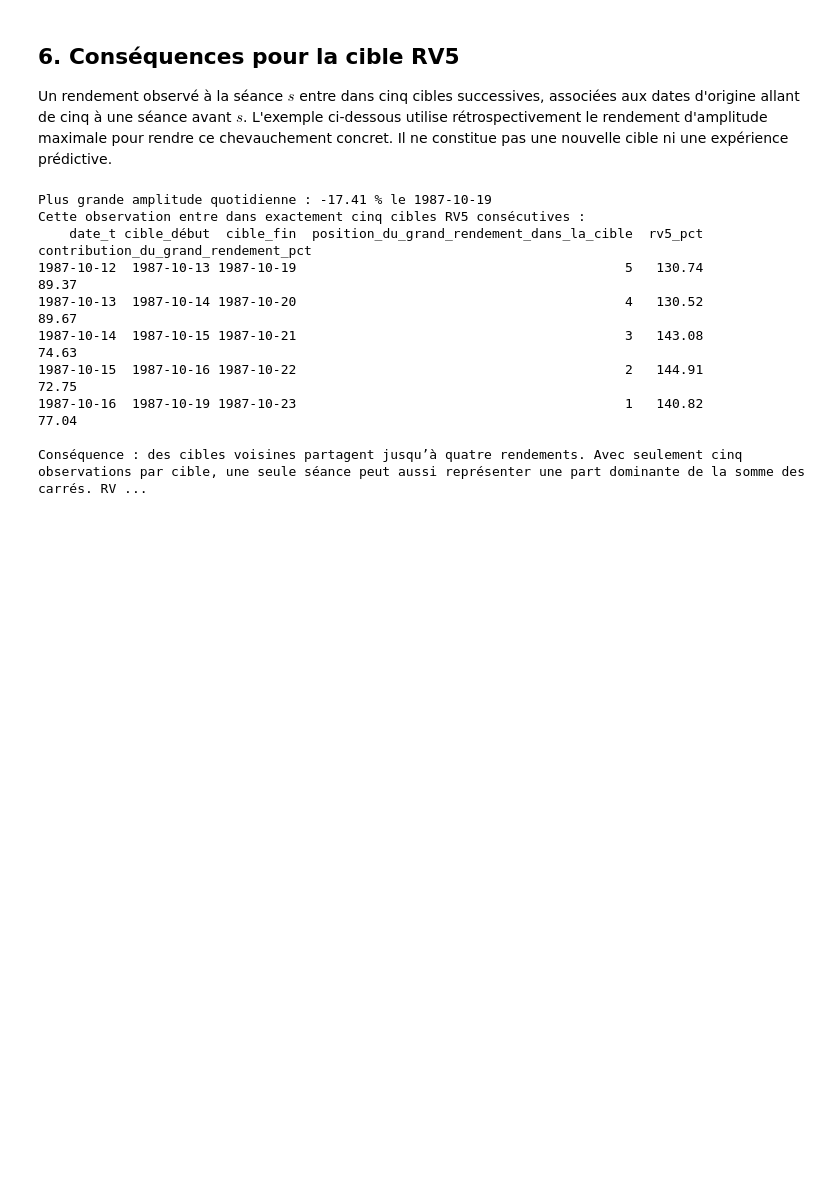
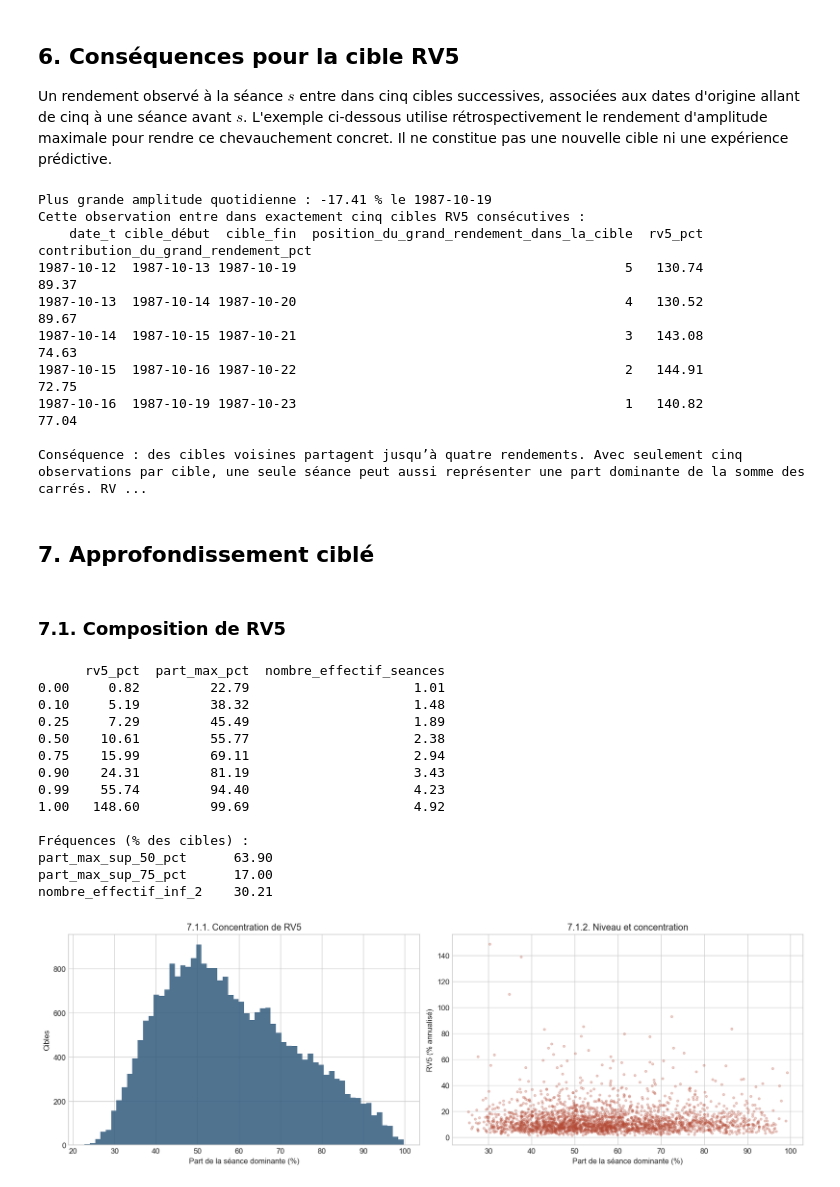
Before and after one commit to MOSSAWIII/ai-financial-risk-reliability, a Jupyter notebook: EDA/01_nature_donnees_fama_french.ipynb, the cells around one changed output. Drawn from its saved outputs; the diff is of its cells as text; code cells hidden in the pictures; blank space fills up the shorter version.

```diff
--- a/EDA/01_nature_donnees_fama_french.ipynb
+++ b/EDA/01_nature_donnees_fama_french.ipynb
@@ -372,3 +372,49 @@ Cette observation entre dans exactement cinq cibles RV5 consécutives :
 1987-10-16  1987-10-19 1987-10-23                                          1   140.82                                77.04
 
 Conséquence : des cibles voisines partagent jusqu’à quatre rendements. Avec seulement cinq observations par cible, une seule séance peut aussi représenter une part dominante de la somme des carrés. RV ...
+# %% [markdown]
+## 7. Approfondissement ciblé
+# %% [markdown]
+### 7.1. Composition de RV5
+# %%
+future_components = future_returns.pow(2)
+future_shares = future_components.div(future_energy, axis=0)
+rv5_composition = pd.DataFrame({
+    'rv5_pct': 100 * rv_5,
+    'part_max_pct': 100 * future_shares.max(axis=1),
+    'nombre_effectif_seances': 1 / future_shares.pow(2).sum(axis=1, min_count=HORIZON),
+}).dropna()
+
+composition_summary = rv5_composition.quantile([0, .10, .25, .50, .75, .90, .99, 1])
+dominance_rates = pd.Series({
+    'part_max_sup_50_pct': 100 * (rv5_composition['part_max_pct'] > 50).mean(),
+    'part_max_sup_75_pct': 100 * (rv5_composition['part_max_pct'] > 75).mean(),
+    'nombre_effectif_inf_2': 100 * (rv5_composition['nombre_effectif_seances'] < 2).mean(),
+})
+print(composition_summary.round(2).to_string())
+print('\nFréquences (% des cibles) :')
+print(dominance_rates.round(2).to_string())
+
+fig, axes = plt.subplots(1, 2, figsize=(14, 4.5), constrained_layout=True)
+axes[0].hist(rv5_composition['part_max_pct'], bins=60, color='#315b7d', alpha=.85)
+axes[0].set(title='7.1.1. Concentration de RV5', xlabel='Part de la séance dominante (%)', ylabel='Cibles')
+sample = rv5_composition.iloc[::10]
+axes[1].scatter(sample['part_max_pct'], sample['rv5_pct'], s=8, alpha=.25, color='#b54a35')
+axes[1].set(title='7.1.2. Niveau et concentration', xlabel='Part de la séance dominante (%)', ylabel='RV5 (% annualisé)')
+plt.show()
+# %% [output]
+      rv5_pct  part_max_pct  nombre_effectif_seances
+0.00     0.82         22.79                     1.01
+0.10     5.19         38.32                     1.48
+0.25     7.29         45.49                     1.89
+0.50    10.61         55.77                     2.38
+0.75    15.99         69.11                     2.94
+0.90    24.31         81.19                     3.43
+0.99    55.74         94.40                     4.23
+1.00   148.60         99.69                     4.92
+
+Fréquences (% des cibles) :
+part_max_sup_50_pct      63.90
+part_max_sup_75_pct      17.00
+nombre_effectif_inf_2    30.21
+[figure, added]
```
Also changed, not shown: parts of 9 cells of this notebook, 2 other files.
